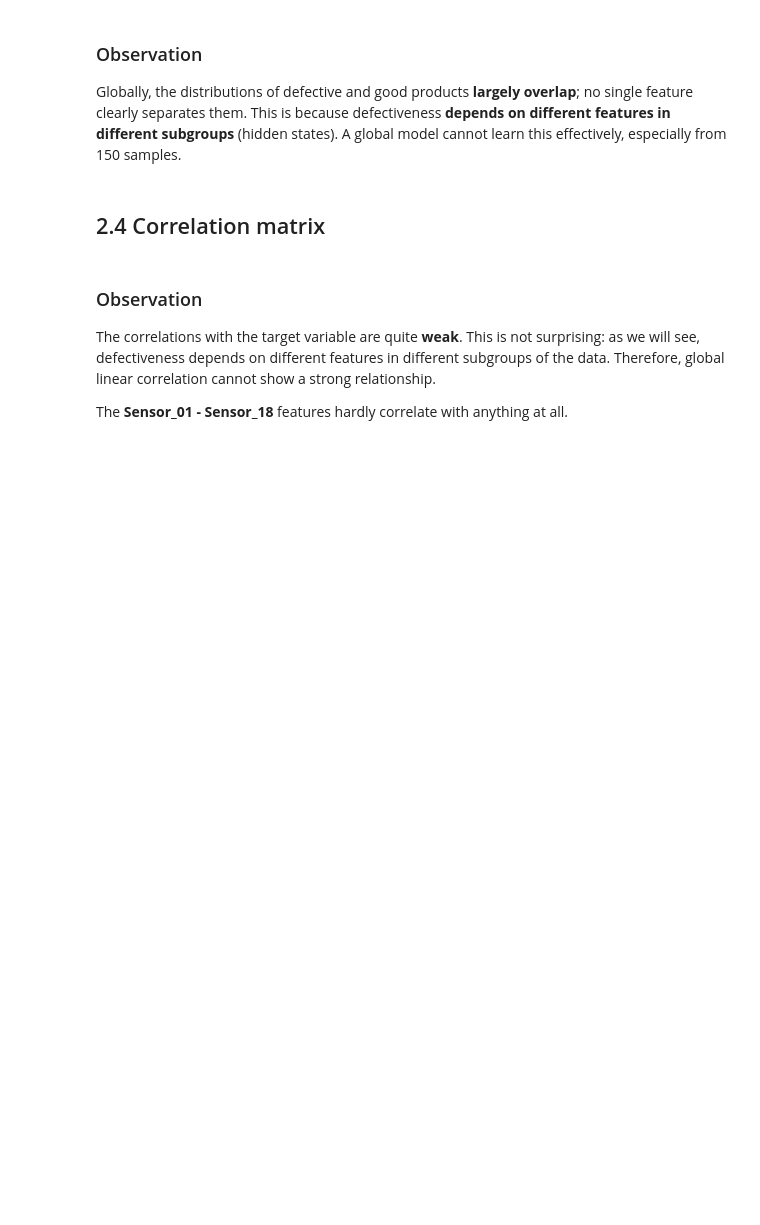
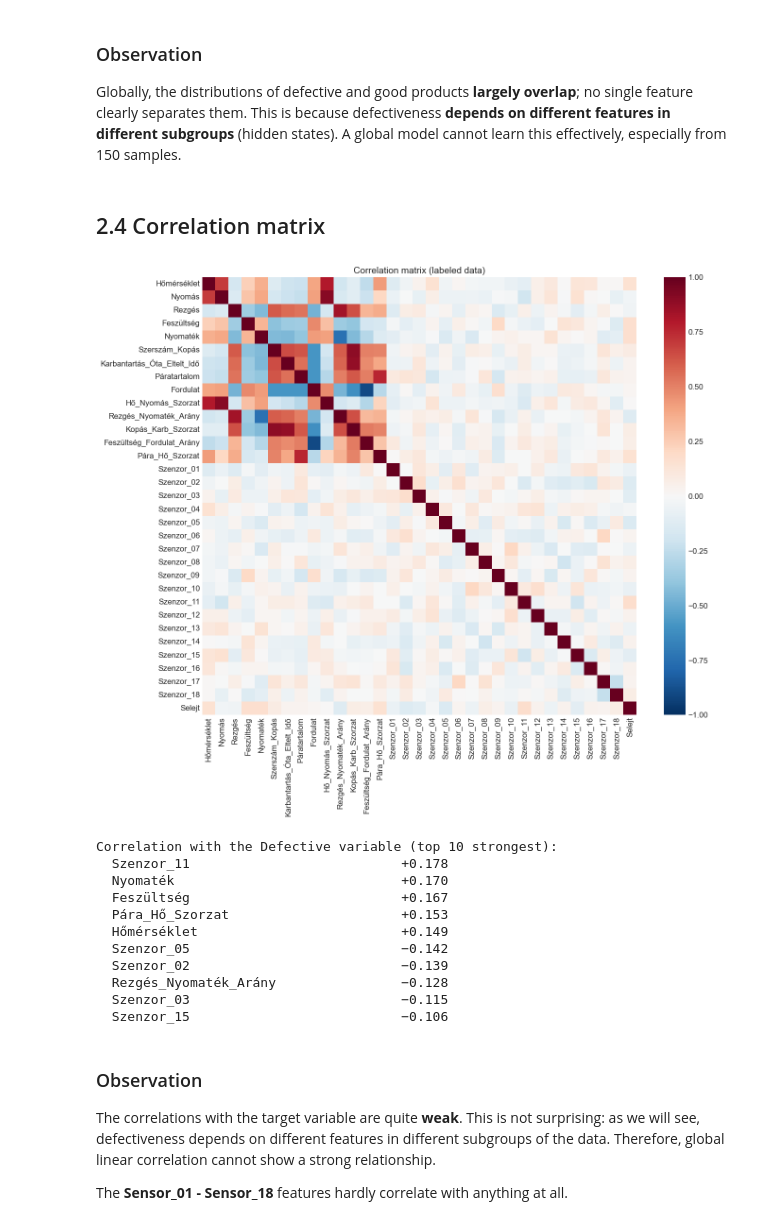
Before and after one commit to RayanKamarinchev/AI, a Jupyter notebook: IOAI_prep/hungary/2026/ml_gold_standard/main.ipynb, the cells around one changed output. Saved outputs shown, nothing was run; the diff lists cells and outputs as text; code cells hidden in the pictures; blank space fills up the shorter version.

```diff
--- a/IOAI_prep/hungary/2026/ml_gold_standard/main.ipynb
+++ b/IOAI_prep/hungary/2026/ml_gold_standard/main.ipynb
@@ -212,23 +259,35 @@ Globally, the distributions of defective and good products **largely overlap**;
 # %%
 numeric_cols = train_labeled.select_dtypes(include=[np.number]).columns.drop('ID', errors='ignore')
 corr = train_labeled[numeric_cols].corr()
 
 fig, ax = plt.subplots(figsize=(14, 12))
-mask = np.triu(np.ones_like(corr, dtype=bool))
-sns.heatmap(corr, mask=mask, cmap='RdBu_r', center=0, vmin=-1, vmax=1,
-            square=True, linewidths=0.5, ax=ax, fmt='.1f',
+sns.heatmap(corr,  cmap='RdBu_r', center=0, vmin=-1, vmax=1,
+            ax=ax,
             annot=False)
 ax.set_title('Correlation matrix (labeled data)', fontsize=14)
 plt.tight_layout()
 plt.show()
 
 # Correlation with the target variable
 target_corr = corr['Selejt'].drop('Selejt')
 top10 = target_corr.reindex(target_corr.abs().sort_values(ascending=False).index).head(10)
 print("\nCorrelation with the Defective variable (top 10 strongest):")
 for feat, val in top10.items():
     direction = "+" if val > 0 else "−"
     print(f"  {feat:35s}  {direction}{abs(val):.3f}")
+# %% [output]
+[figure, added]
+Correlation with the Defective variable (top 10 strongest):
+  Szenzor_11                           +0.178
+  Nyomaték                             +0.170
+  Feszültség                           +0.167
+  Pára_Hő_Szorzat                      +0.153
+  Hőmérséklet                          +0.149
+  Szenzor_05                           −0.142
+  Szenzor_02                           −0.139
+  Rezgés_Nyomaték_Arány                −0.128
+  Szenzor_03                           −0.115
+  Szenzor_15                           −0.106
 # %% [markdown]
 ### Observation
 
```
Also changed, not shown: parts of 26 cells of this notebook, 10 other files.
